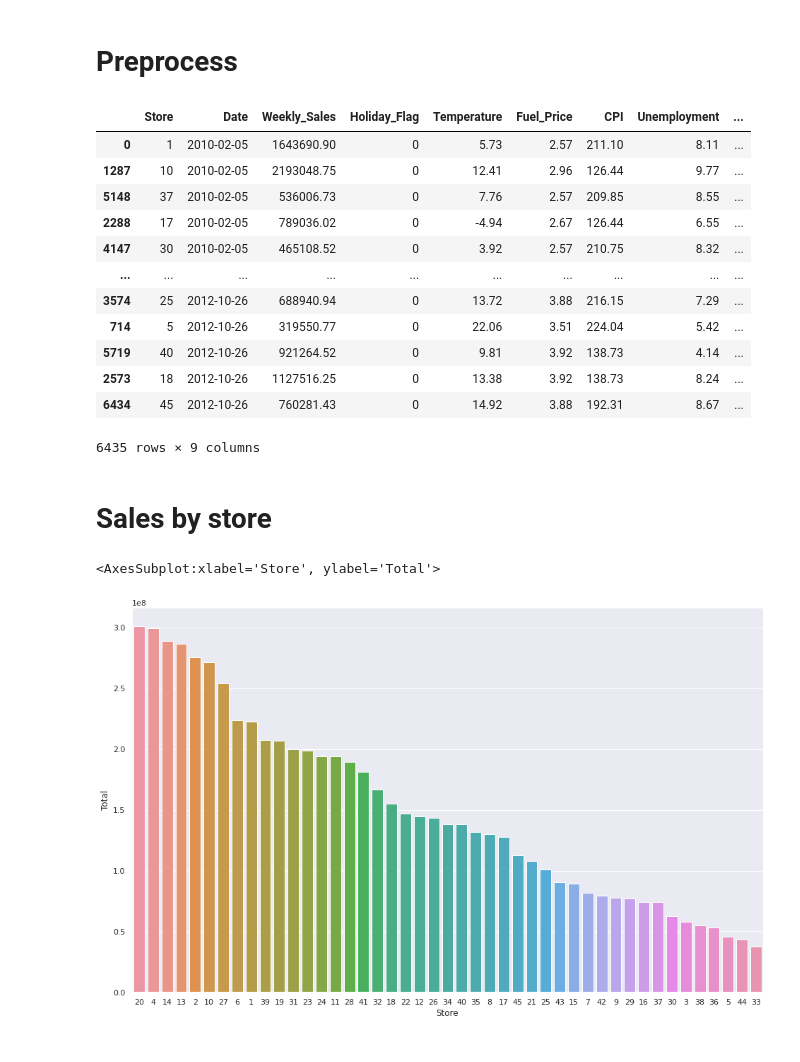
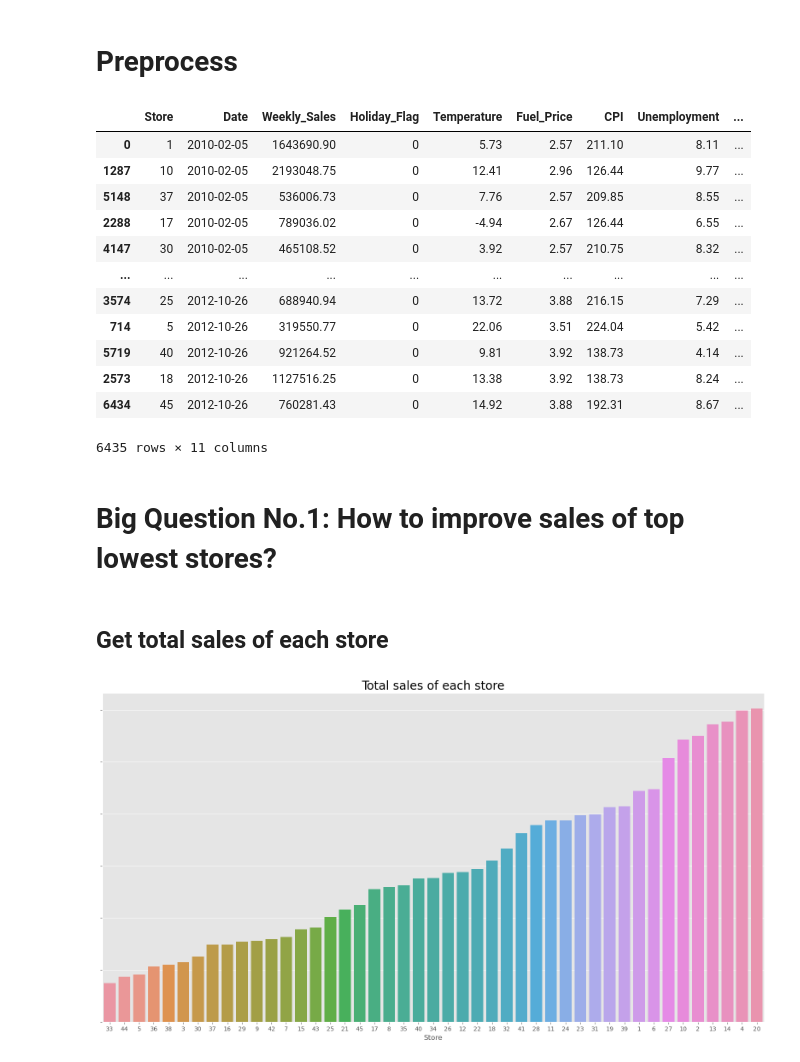
Before and after one commit to ndkhoa0704/DS-Tech-Final, a Jupyter notebook: khoanguyen.ipynb, the cells around one changed output. Drawn from its saved outputs; the diff is of its cells as text; code cells hidden in the pictures.

Commit message:
add more plots

```diff
--- a/khoanguyen.ipynb
+++ b/khoanguyen.ipynb
@@ -5,7 +6,8 @@ import seaborn as sns
 # %% [markdown]
 # Setup
 # %%
-sns.set(rc = {'figure.figsize':(16,10)})
+plt.rcParams["figure.figsize"] = (20,10)
+plt.style.use('ggplot')
 pd.options.display.float_format= "{:.2f}".format
 # %%
 df = pd.read_csv("Walmart.csv")
@@ -40,7 +42,8 @@ df['Holiday_Event'] = df['Date'].map(flatten_events)
 df['Date'] = pd.to_datetime(df['Date'], format='%d-%m-%Y')
 df['Temperature'] = (df['Temperature'] - 32 ) * (5/9)
 df = df.sort_values(by='Date')
-# df.reset_index(inplace=True)
+df['Month'] = df['Date'].dt.month
+df['Year'] = df['Date'].dt.year
 # %%
 df
 # %% [output]
@@ -56,15 +59,19 @@ df
 | 5719 | 40 | 2012-10-26 | 921264.52 | 0 | 9.81 | 3.92 | 138.73 | 4.14 | ... |
 | 2573 | 18 | 2012-10-26 | 1127516.25 | 0 | 13.38 | 3.92 | 138.73 | 8.24 | ... |
 | 6434 | 45 | 2012-10-26 | 760281.43 | 0 | 14.92 | 3.88 | 192.31 | 8.67 | ... |
-6435 rows × 9 columns
+6435 rows × 11 columns
-# %% [markdown]
-# Sales by store
+# %% [markdown]
+# Big Question No.1: How to improve sales of top lowest stores?
+# %% [markdown]
+## Get total sales of each store
 # %%
-sales_by_store = df[['Store','Weekly_Sales']].groupby(['Store']).agg(['sum'])
-sales_by_store.reset_index(inplace=True)
-sales_by_store.columns = ['Store','Total']
-sales_by_store = sales_by_store.sort_values(by='Total',ascending=False)
-sns.barplot(data=sales_by_store,x='Store',y='Total',order=sales_by_store['Store'])
+sales_by_store = df[['Store','Weekly_Sales']].groupby('Store').agg('sum').reset_index()
+fig = sns.barplot(
+    data=sales_by_store,x='Store',y='Weekly_Sales',
+    order=sales_by_store.sort_values(by='Weekly_Sales')['Store']);
+
+fig.set_title('Total sales of each store',fontsize=20);
+fig.set_ylabel('')
+fig.set_yticklabels([]);
 # %% [output]
-<AxesSubplot:xlabel='Store', ylabel='Total'>
-[figure, old version]
+[figure, new version]
```
Also changed, not shown: parts of 3 cells of this notebook.
